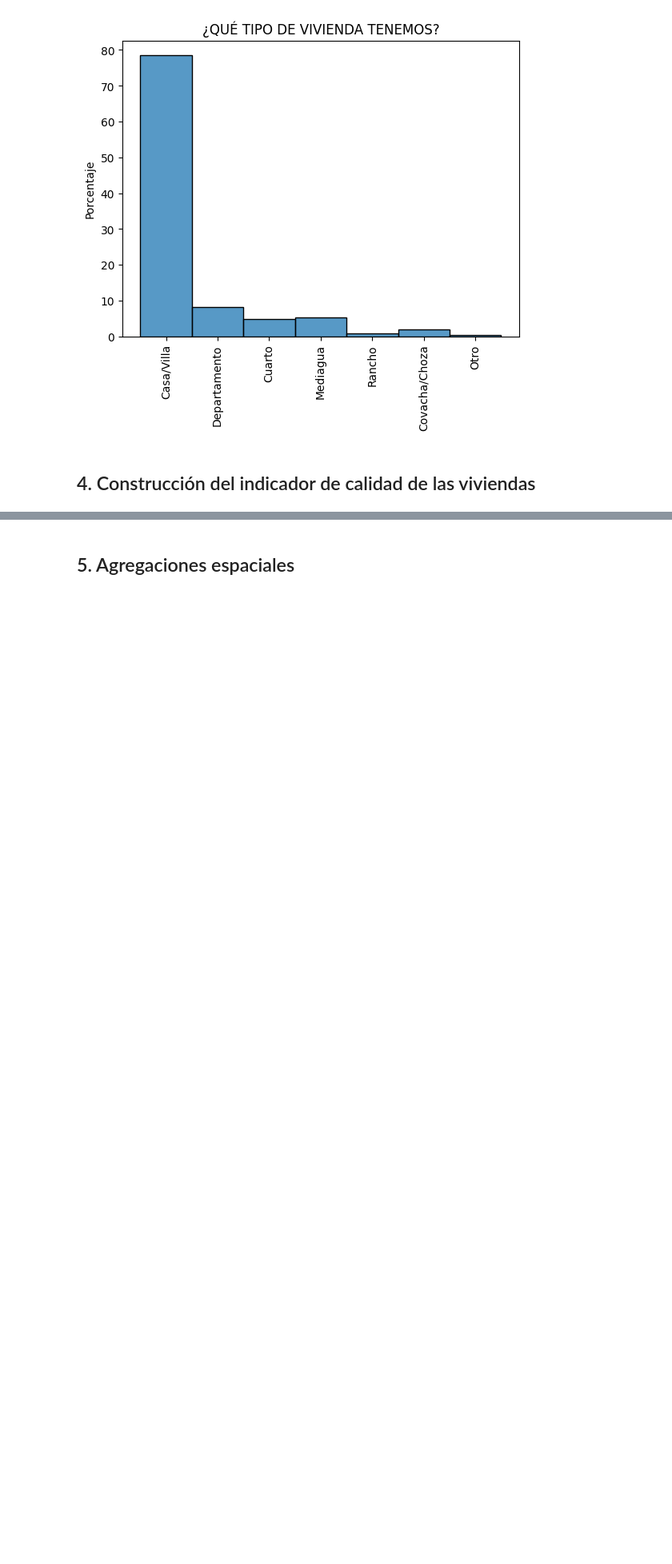
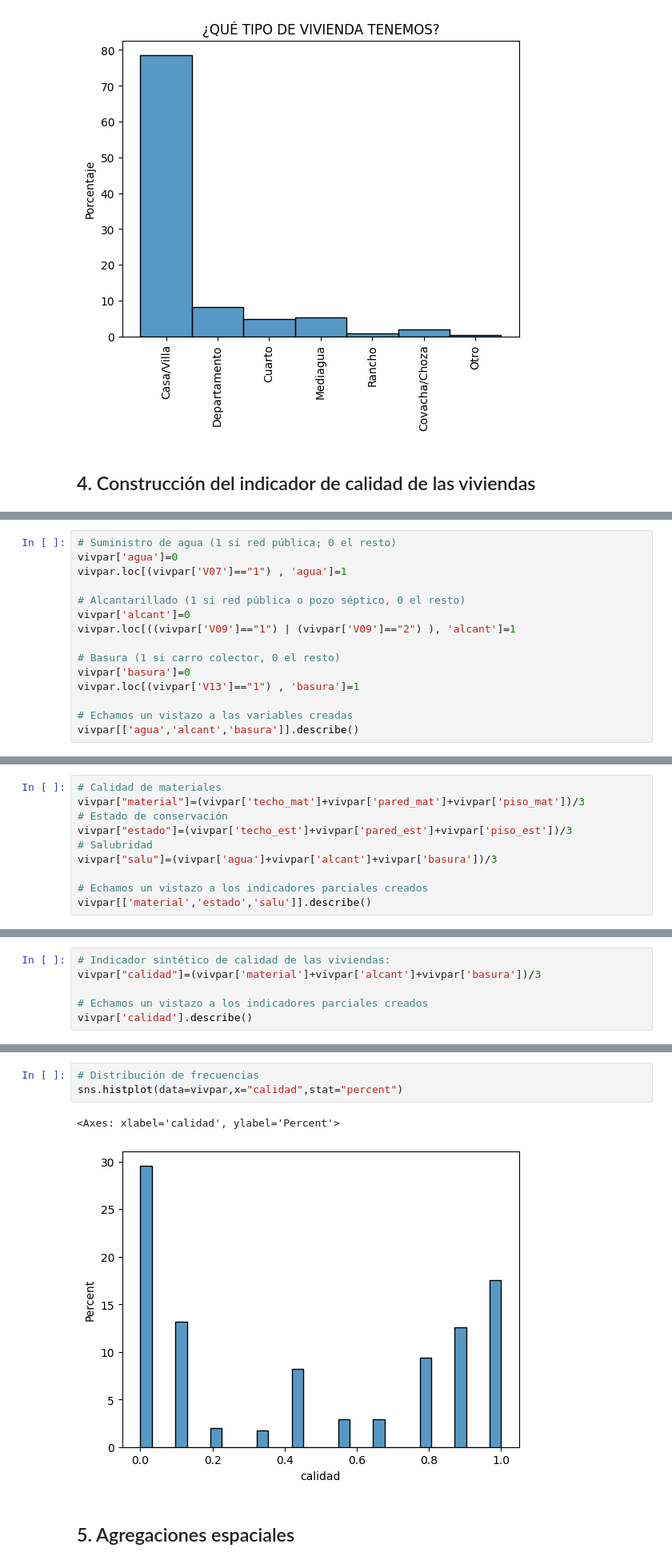
Before and after one commit to otoperalias/teaching, a Jupyter notebook: UTE_TallerAnalisisCuanti_2024.ipynb, the cells around one changed output, grey strips where cells are left out. Shown at 80% size. Drawn from its saved outputs; the diff is of its cells as text; blank space fills up the shorter version.

```diff
--- a/UTE_TallerAnalisisCuanti_2024.ipynb
+++ b/UTE_TallerAnalisisCuanti_2024.ipynb
@@ -248,0 +239,15 @@ Además, aquí podemos comprobar que algunas variables que deben ser numéricas
+# %%
+# Suministro de agua (1 si red pública; 0 el resto)
+vivpar['agua']=0
+vivpar.loc[(vivpar['V07']=="1") , 'agua']=1
+
+# Alcantarillado (1 si red pública o pozo séptico, 0 el resto)
+vivpar['alcant']=0
+vivpar.loc[((vivpar['V09']=="1") | (vivpar['V09']=="2") ), 'alcant']=1
+
+# Basura (1 si carro colector, 0 el resto)
+vivpar['basura']=0
+vivpar.loc[(vivpar['V13']=="1") , 'basura']=1
+
+# Echamos un vistazo a las variables creadas
+vivpar[['agua','alcant','basura']].describe()
@@ -248,0 +266,10 @@ Además, aquí podemos comprobar que algunas variables que deben ser numéricas
+# %%
+# Calidad de materiales
+vivpar["material"]=(vivpar['techo_mat']+vivpar['pared_mat']+vivpar['piso_mat'])/3
+# Estado de conservación
+vivpar["estado"]=(vivpar['techo_est']+vivpar['pared_est']+vivpar['piso_est'])/3
+# Salubridad
+vivpar["salu"]=(vivpar['agua']+vivpar['alcant']+vivpar['basura'])/3
+
+# Echamos un vistazo a los indicadores parciales creados
+vivpar[['material','estado','salu']].describe()
@@ -248,0 +290,6 @@ Además, aquí podemos comprobar que algunas variables que deben ser numéricas
+# %%
+# Indicador sintético de calidad de las viviendas:
+vivpar["calidad"]=(vivpar['material']+vivpar['alcant']+vivpar['basura'])/3
+
+# Echamos un vistazo a los indicadores parciales creados
+vivpar['calidad'].describe()
@@ -249,2 +306,8 @@ Además, aquí podemos comprobar que algunas variables que deben ser numéricas
+# %%
+# Distribución de frecuencias
+sns.histplot(data=vivpar,x="calidad",stat="percent")
+# %% [output]
+<Axes: xlabel='calidad', ylabel='Percent'>
+[figure, added]
 # %% [markdown]
 ## 5. Agregaciones espaciales
```
Also changed, not shown: parts of 93 cells of this notebook.
